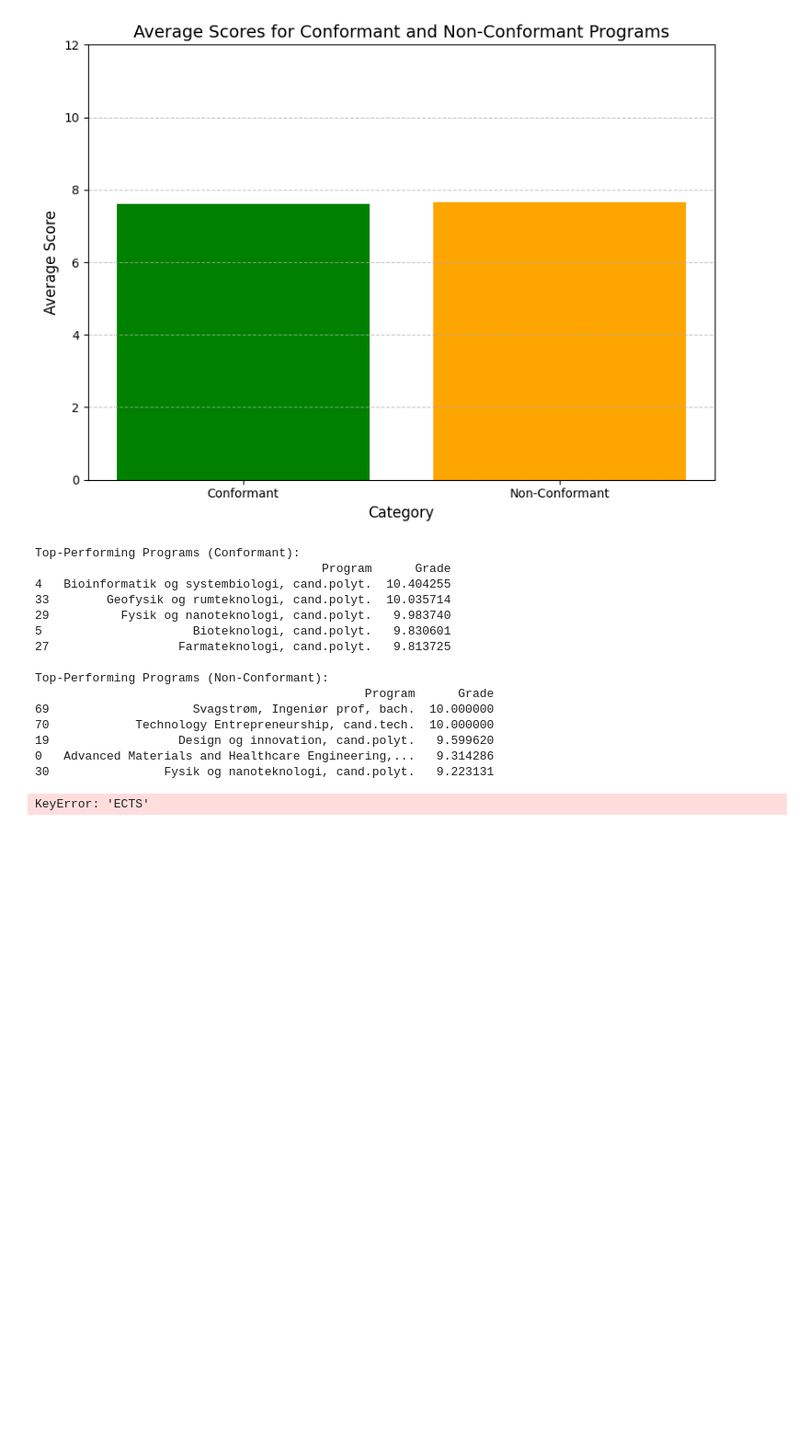
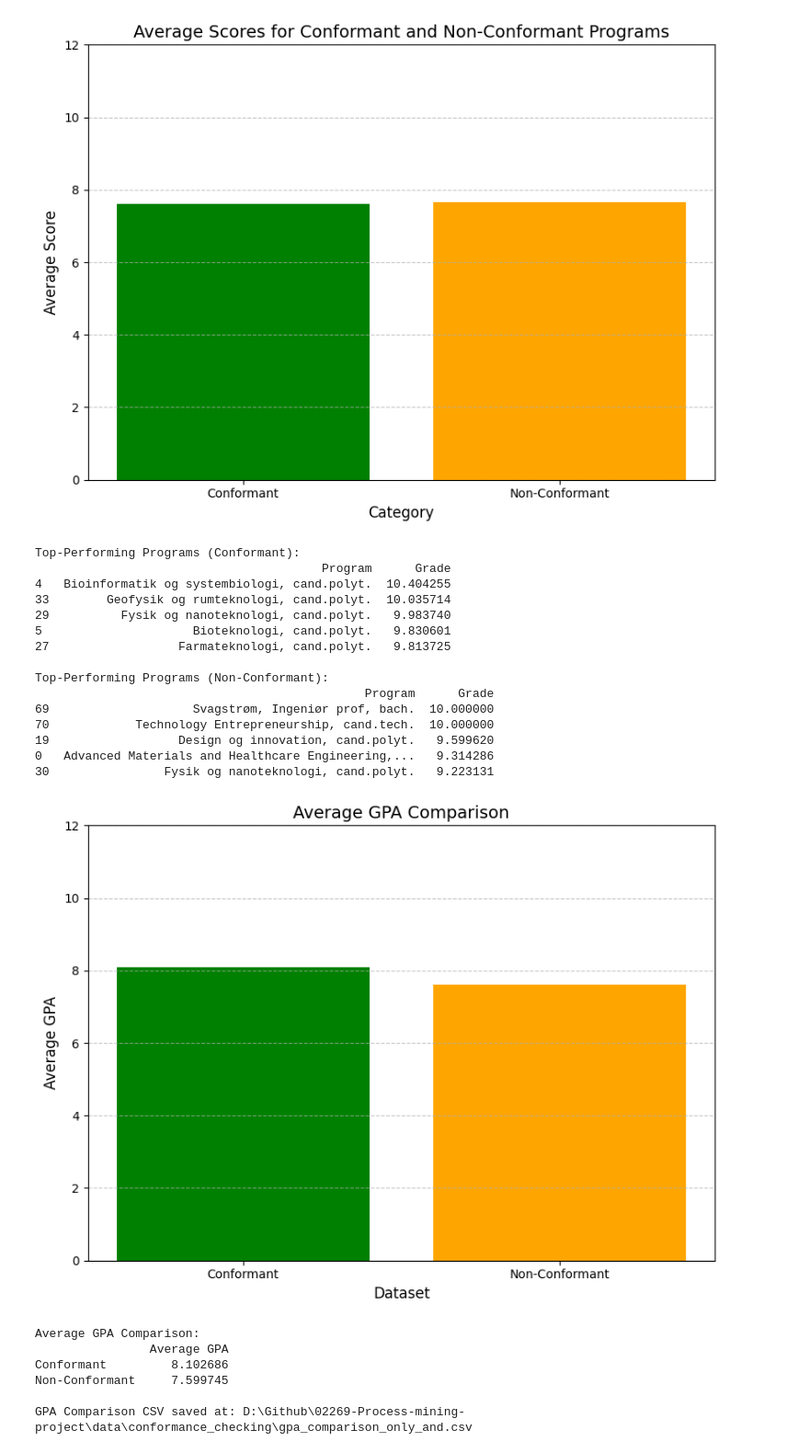
Before and after one commit to chensy618/02269-Process-mining-project, a Jupyter notebook: src/data_analysis/data_analysis_only_and.ipynb, the cells around one changed output. Shown at 92% size. Cells and saved outputs as stored; diff of their text form; code cells hidden in the pictures; blank space fills up the shorter version.

```diff
--- a/src/data_analysis/data_analysis_only_and.ipynb
+++ b/src/data_analysis/data_analysis_only_and.ipynb
@@ -478,8 +482,12 @@ import pandas as pd
 
 
 # Define file paths
-conformant_file_path = 'D:\\Github\\02269-Process-mining-project\\data\\conformance_checking\\conformant_log_only_and.csv'
-non_conformant_file_path = 'D:\\Github\\02269-Process-mining-project\\data\\conformance_checking\\non_conformant_log_only_and.csv'
+# conformant_file_path = 'D:\\Github\\02269-Process-mining-project\\data\\conformance_checking\\conformant_log_only_and.csv'
+# non_conformant_file_path = 'D:\\Github\\02269-Process-mining-project\\data\\conformance_checking\\non_conformant_log_only_and.csv'
+
+# instead of using the above datasets, we will use the refined datasets, where we remove the outliers of data.
+conformant_file_path = 'D:\Github\\02269-Process-mining-project\\data\\conformance_checking\\filtered_data\\refined_and\\conformant_students_cleaned.csv'
+non_conformant_file_path = 'D:\Github\\02269-Process-mining-project\\data\\conformance_checking\\filtered_data\\refined_and\\non_conformant_students_cleaned.csv'
 
 # Load datasets
 conformant_students_df = pd.read_csv(conformant_file_path)
@@ -523,31 +531,37 @@ average_gpa_conformant = conformant_students_gpa.mean()
 average_gpa_non_conformant = non_conformant_students_gpa.mean()
 
 # Prepare the final results for comparison
 gpa_comparison = pd.DataFrame({
     'Average GPA': [average_gpa_conformant, average_gpa_non_conformant]
 }, index=['Conformant', 'Non-Conformant'])
 
 # Display the results
 import matplotlib.pyplot as plt
 
 # Plot the average GPA comparison
 plt.figure(figsize=(8, 6))
 plt.bar(gpa_comparison.index, gpa_comparison['Average GPA'], color=['green', 'orange'])
 plt.title('Average GPA Comparison', fontsize=14)
 plt.xlabel('Dataset', fontsize=12)
 plt.ylabel('Average GPA', fontsize=12)
 plt.ylim(0, 12)  # Adjust according to grading scale
 plt.grid(axis='y', linestyle='--', alpha=0.7)
 plt.tight_layout()
 plt.show()
 
 # Save GPA comparison to a CSV file
 gpa_comparison_path = 'D:\\Github\\02269-Process-mining-project\\data\\conformance_checking\\gpa_comparison_only_and.csv'
 gpa_comparison.to_csv(gpa_comparison_path)
 
 # Print final results
 print("Average GPA Comparison:")
 print(gpa_comparison)
 print(f"\nGPA Comparison CSV saved at: {gpa_comparison_path}")
 # %% [output]
+[figure, added]
-KeyError: 'ECTS'
+Average GPA Comparison:
+                Average GPA
+Conformant         8.102686
+Non-Conformant     7.599745
+
+GPA Comparison CSV saved at: D:\Github\02269-Process-mining-project\data\conformance_checking\gpa_comparison_only_and.csv
```
Also changed, not shown: parts of 3 cells of this notebook, 1 other file.
